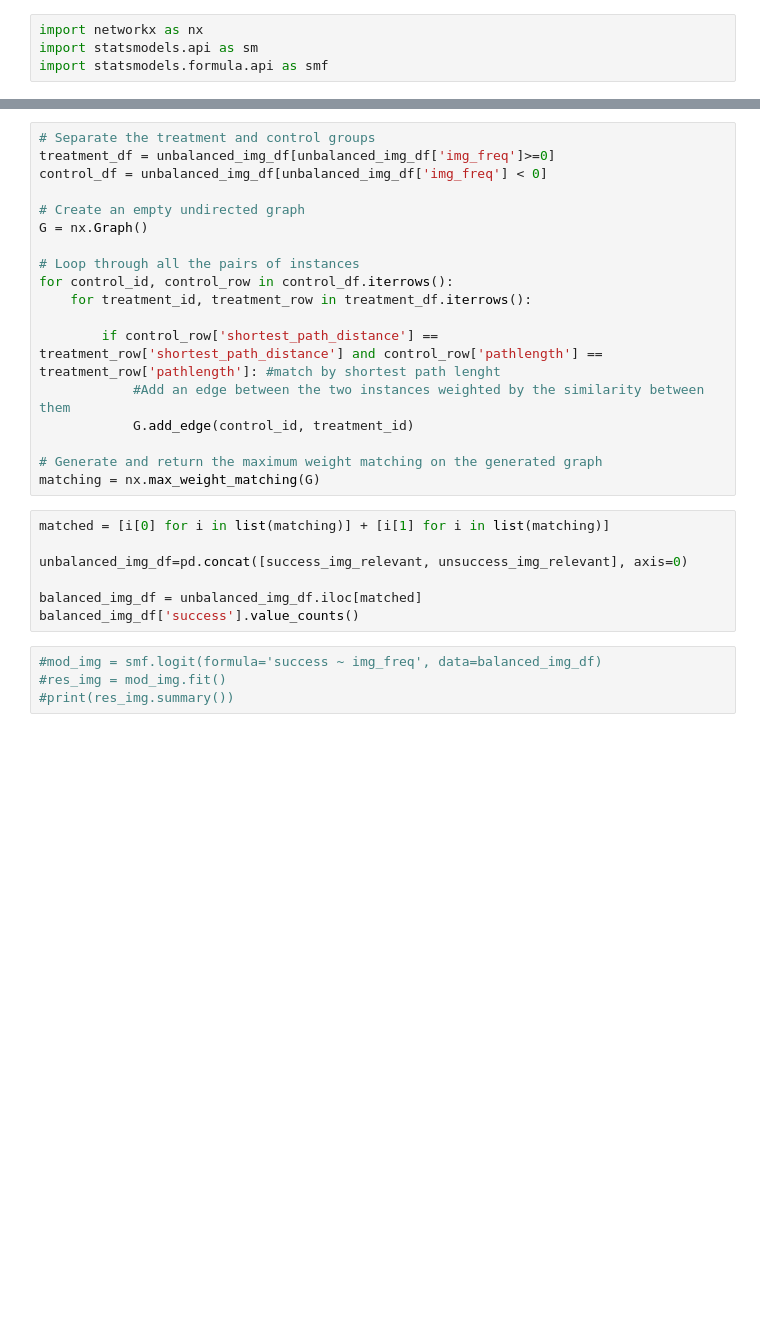
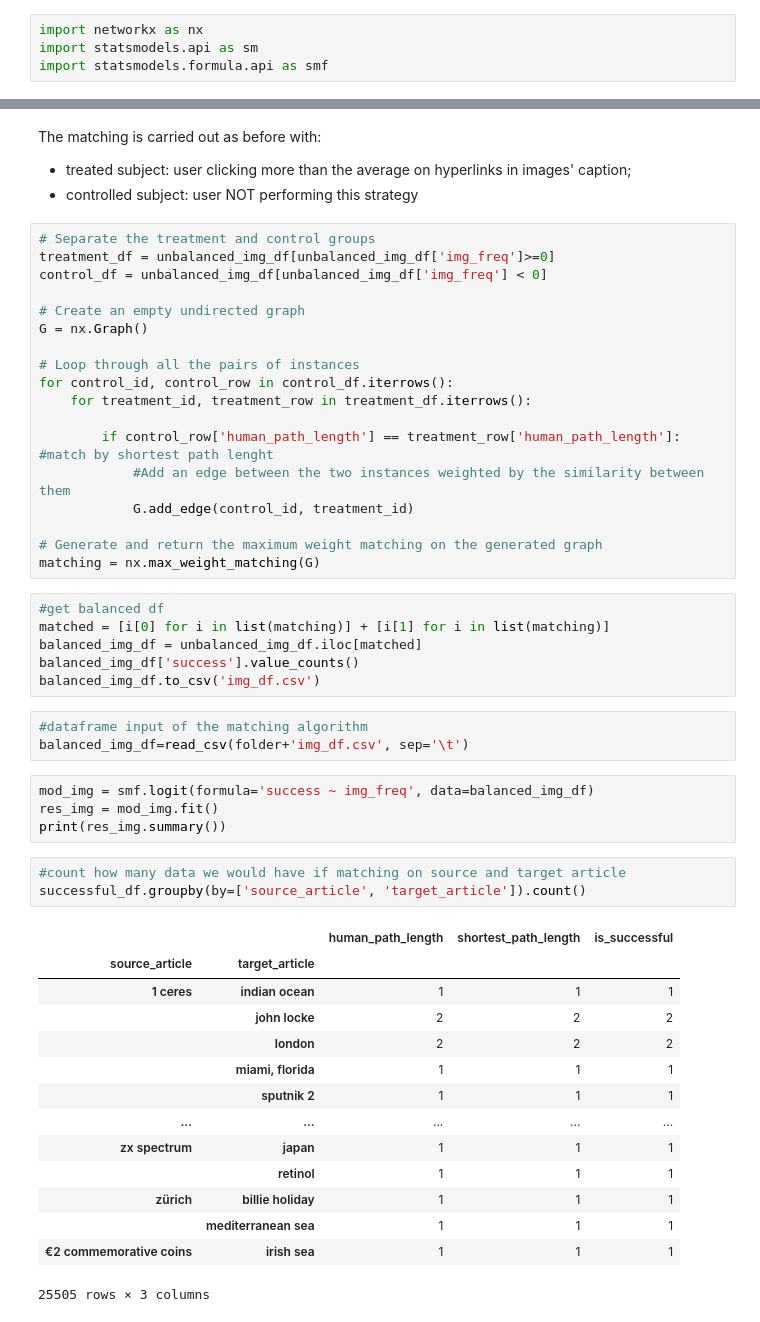
Before and after one commit to epfl-ada/ada-2022-project-theadalyzers, a Jupyter notebook: P2.ipynb, the cells around one changed output, grey strips where cells are left out. Saved outputs shown, nothing was run; the diff lists cells and outputs as text; blank space fills up the shorter version.

```diff
--- a/P2.ipynb
+++ b/P2.ipynb
@@ -1467,3 +1502,7 @@ unbalanced_img_df
+# %% [markdown]
+The matching is carried out as before with:
+- treated subject: user clicking more than the average on hyperlinks in images' caption;
+- controlled subject: user NOT performing this strategy
 # %%
 # Separate the treatment and control groups
 treatment_df = unbalanced_img_df[unbalanced_img_df['img_freq']>=0]
@@ -1476,20 +1515,40 @@ G = nx.Graph()
 for control_id, control_row in control_df.iterrows():
     for treatment_id, treatment_row in treatment_df.iterrows():
 
-        if control_row['shortest_path_distance'] == treatment_row['shortest_path_distance'] and control_row['pathlength'] == treatment_row['pathlength']: #match by shortest path lenght
+        if control_row['human_path_length'] == treatment_row['human_path_length']: #match by shortest path lenght
             #Add an edge between the two instances weighted by the similarity between them
             G.add_edge(control_id, treatment_id)
 
 # Generate and return the maximum weight matching on the generated graph
 matching = nx.max_weight_matching(G)
 # %%
+#get balanced df
 matched = [i[0] for i in list(matching)] + [i[1] for i in list(matching)]
-
-unbalanced_img_df=pd.concat([success_img_relevant, unsuccess_img_relevant], axis=0)
-
 balanced_img_df = unbalanced_img_df.iloc[matched]
 balanced_img_df['success'].value_counts()
+balanced_img_df.to_csv('img_df.csv')
+# %%
+#dataframe input of the matching algorithm
+balanced_img_df=read_csv(folder+'img_df.csv', sep='\t')
 # %%
-#mod_img = smf.logit(formula='success ~ img_freq', data=balanced_img_df)
-#res_img = mod_img.fit()
-#print(res_img.summary())
+mod_img = smf.logit(formula='success ~ img_freq', data=balanced_img_df)
+res_img = mod_img.fit()
+print(res_img.summary())
+# %%
+#count how many data we would have if matching on source and target article
+successful_df.groupby(by=['source_article', 'target_article']).count()
+# %% [output]
+|  |  | human_path_length | shortest_path_length | is_successful |
+| source_article | target_article |  |  |  |
+| 1 ceres | indian ocean | 1 | 1 | 1 |
+|  | john locke | 2 | 2 | 2 |
+|  | london | 2 | 2 | 2 |
+|  | miami, florida | 1 | 1 | 1 |
+|  | sputnik 2 | 1 | 1 | 1 |
+| ... | ... | ... | ... | ... |
+| zx spectrum | japan | 1 | 1 | 1 |
+|  | retinol | 1 | 1 | 1 |
+| zürich | billie holiday | 1 | 1 | 1 |
+|  | mediterranean sea | 1 | 1 | 1 |
+| €2 commemorative coins | irish sea | 1 | 1 | 1 |
+25505 rows × 3 columns
```
Also changed, not shown: parts of 63 cells of this notebook, 2 other files.
